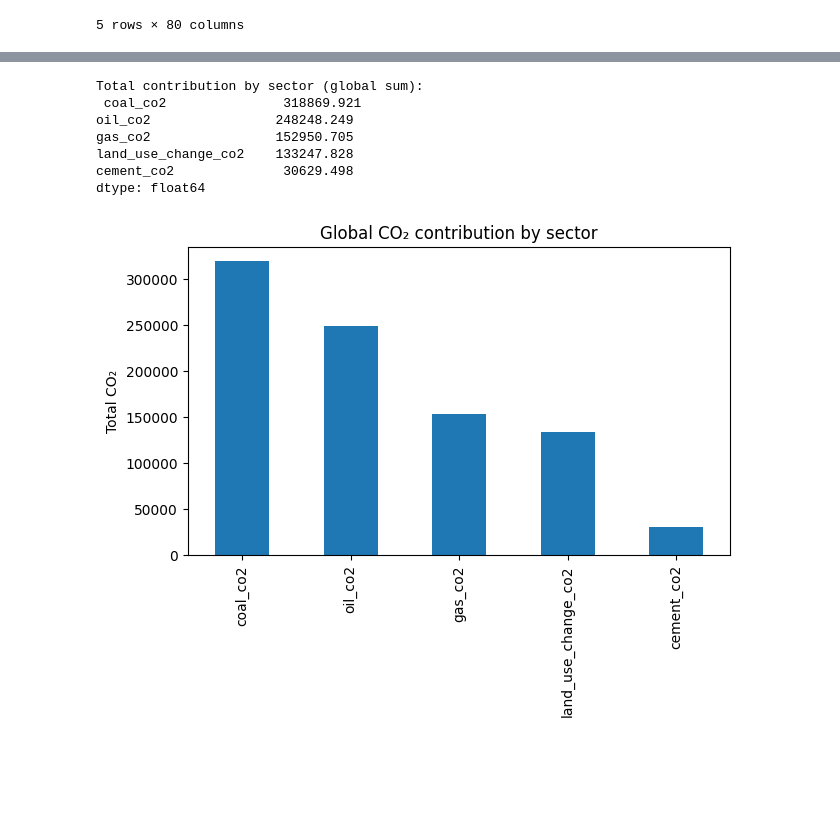
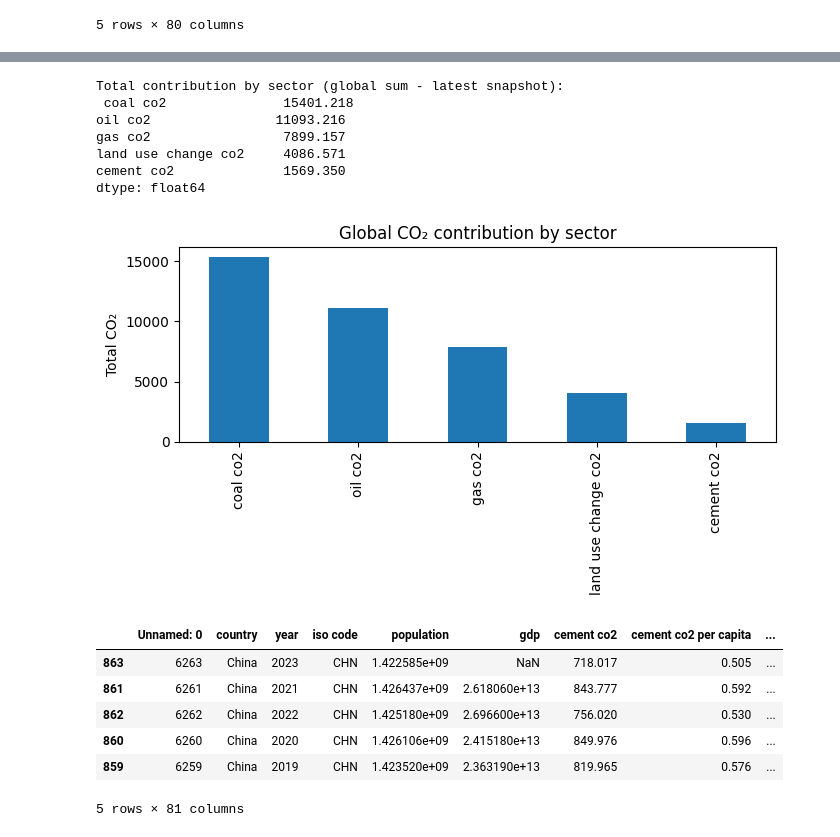
Before and after one commit to ana-nobre/Data-Driven-Insights-for-Multinationals-Global-CO2-Emissions, a Jupyter notebook: EDA/EDA_CO2.ipynb, the cells around one changed output, grey strips where cells are left out. Saved outputs shown, nothing was run; the diff lists cells and outputs as text; code cells hidden in the pictures; blank space fills up the shorter version.

```diff
--- a/EDA/EDA_CO2.ipynb
+++ b/EDA/EDA_CO2.ipynb
@@ -2,8 +2,8 @@
 import pandas as pd
 import matplotlib.pyplot as plt
 # %%
-df_country = pd.read_csv("data_clean_country.csv")
-df_regions = pd.read_csv("data_clean_regions.csv")
+df_country = pd.read_csv("/Users/<INSERT PATH>/Data-Driven-Insights-for-Multinationals-Global-CO2-Emissions/data_clean_country.csv")
+df_regions = pd.read_csv("/Users/<INSERT PATH>/Data-Driven-Insights-for-Multinationals-Global-CO2-Emissions/data_clean_regions.csv")
 # %%
 df_country.head()
 # %% [output]
@@ -82,26 +73,40 @@ Ryukyu Islands                                   0.000
 Name: co2, dtype: float64
 [figure]
 # %%
+df_latest = (df_country.sort_values(["country", "year"])
+              .groupby("country", as_index=False)
+              .tail(1))
 
-# ==========================
-# 3. Evaluation by sector (country-level data)
-# ==========================
-sectors = ["coal_co2", "oil_co2", "gas_co2", "cement_co2", "land_use_change_co2"]
-existing_sectors = [s for s in sectors if s in df_country.columns]
+sectors = ["coal co2", "oil co2", "gas co2", "cement co2", "land use change co2"]
+existing_sectors = [s for s in sectors if s in df_latest.columns]  # ou df_country.columns se quiser somar tudo
 
 if existing_sectors:
-    total_sectors = df_country[existing_sectors].sum().sort_values(ascending=False)
-    print("\nTotal contribution by sector (global sum):\n", total_sectors)
+    total_sectors = df_latest[existing_sectors].sum().sort_values(ascending=False)
+    print("\nTotal contribution by sector (global sum - latest snapshot):\n", total_sectors)
 
     total_sectors.plot(kind="bar", figsize=(7,4), title="Global CO₂ contribution by sector")
     plt.ylabel("Total CO₂")
+    plt.tight_layout()
     plt.show()
+else:
+    print("Nenhuma das colunas de setor foi encontrada no DataFrame.")
 # %% [output]
-Total contribution by sector (global sum):
- coal_co2               318869.921
-oil_co2                248248.249
-gas_co2                152950.705
-land_use_change_co2    133247.828
-cement_co2              30629.498
+Total contribution by sector (global sum - latest snapshot):
+ coal co2               15401.218
+oil co2                11093.216
+gas co2                 7899.157
+land use change co2     4086.571
+cement co2              1569.350
 dtype: float64
-[figure, old version]
+[figure, new version]
+# %%
+df_sorted = df_country.sort_values(by="co2", ascending=False)
+df_sorted.head()
+# %% [output]
+|  | Unnamed: 0 | country | year | iso code | population | gdp | cement co2 | cement co2 per capita | ... |
+| 863 | 6263 | China | 2023 | CHN | 1.422585e+09 | NaN | 718.017 | 0.505 | ... |
+| 861 | 6261 | China | 2021 | CHN | 1.426437e+09 | 2.618060e+13 | 843.777 | 0.592 | ... |
+| 862 | 6262 | China | 2022 | CHN | 1.425180e+09 | 2.696600e+13 | 756.020 | 0.530 | ... |
+| 860 | 6260 | China | 2020 | CHN | 1.426106e+09 | 2.415180e+13 | 849.976 | 0.596 | ... |
+| 859 | 6259 | China | 2019 | CHN | 1.423520e+09 | 2.363190e+13 | 819.965 | 0.576 | ... |
+5 rows × 81 columns
```
Also changed, not shown: parts of 13 cells of this notebook, 5 other files.
